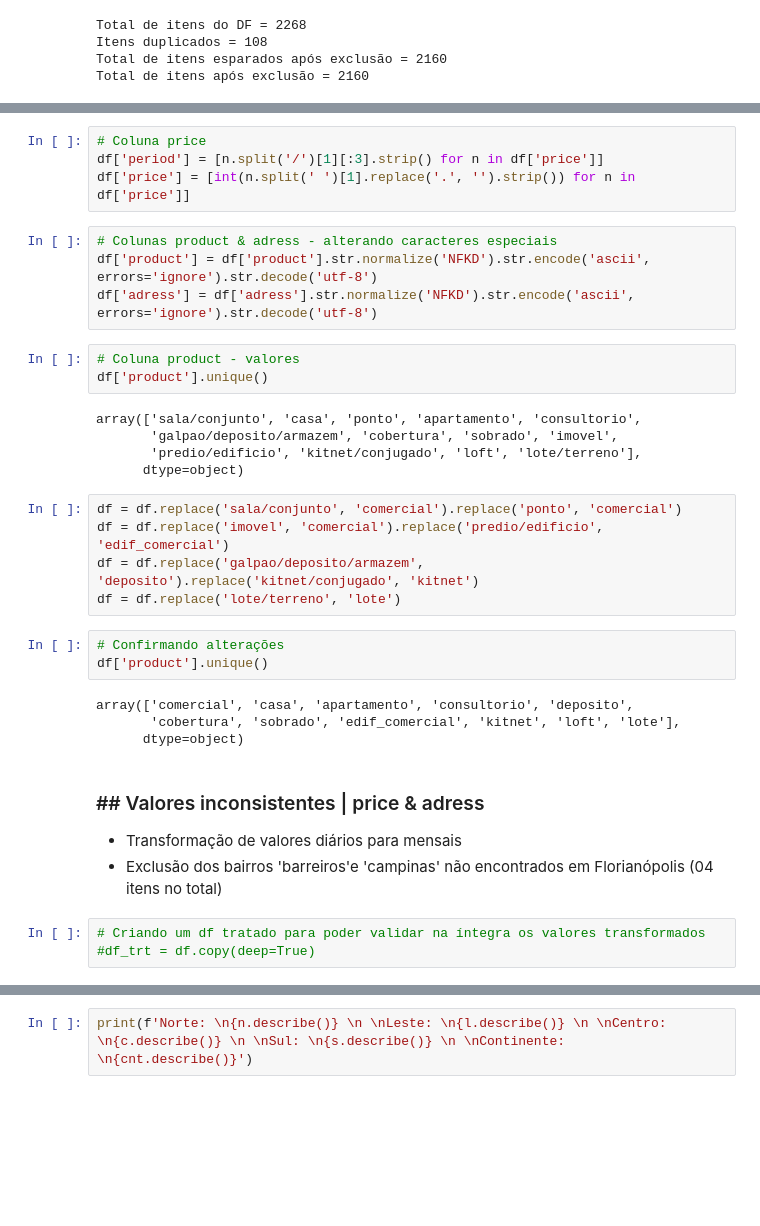
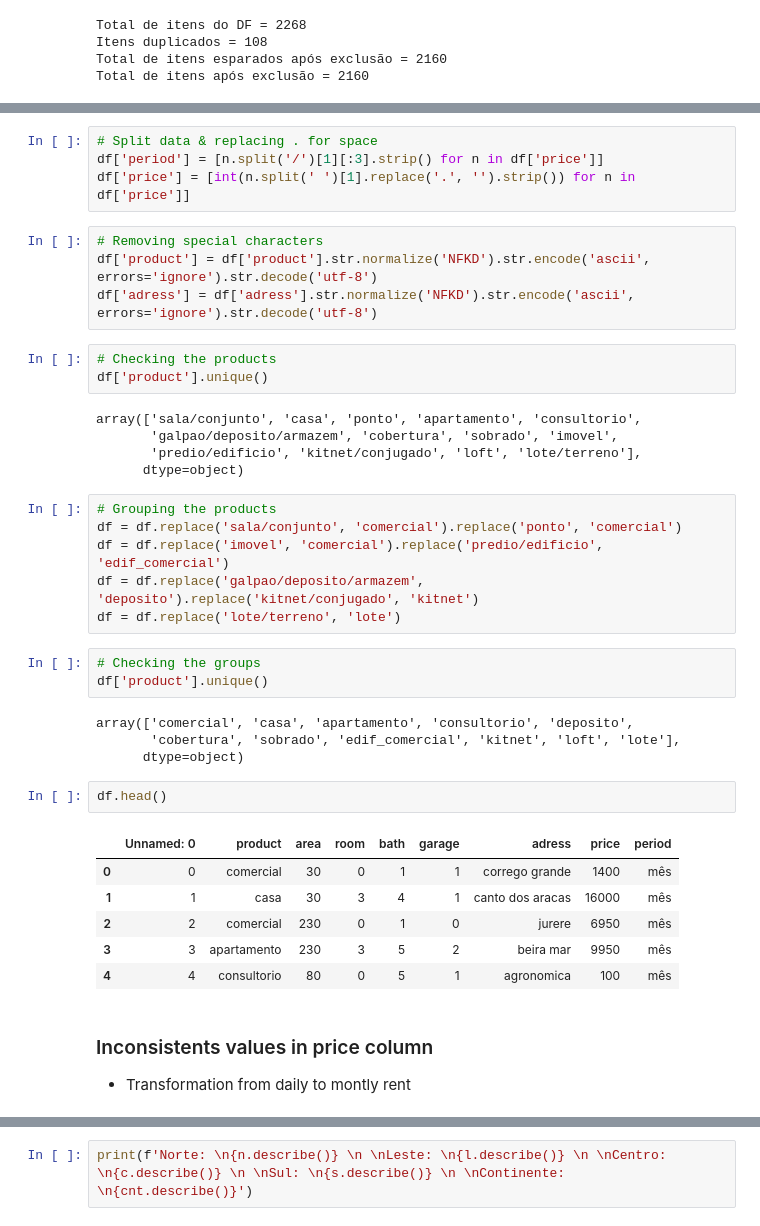
Before and after one commit to leticiaplang/Calculadora-de-aluguel, a Jupyter notebook: exploratory_analysis.ipynb, the cells around one changed output, grey strips where cells are left out. Cells and saved outputs as stored; diff of their text form; blank space fills up the shorter version.

```diff
--- a/exploratory_analysis.ipynb
+++ b/exploratory_analysis.ipynb
@@ -146,14 +147,14 @@ df['garage'] = [int(n.strip().replace('-', '0')[0]) for n in df['garage']]
 df['adress'] = [(n.split('-')[-2]).split(',')[-2].strip().lower() for n in df['adress']]
 # %%
-# Coluna price
+# Split data & replacing . for space
 df['period'] = [n.split('/')[1][:3].strip() for n in df['price']]
 df['price'] = [int(n.split(' ')[1].replace('.', '').strip()) for n in df['price']]
 # %%
-# Colunas product & adress - alterando caracteres especiais
+# Removing special characters
 df['product'] = df['product'].str.normalize('NFKD').str.encode('ascii', errors='ignore').str.decode('utf-8')
 df['adress'] = df['adress'].str.normalize('NFKD').str.encode('ascii', errors='ignore').str.decode('utf-8')
 # %%
-# Coluna product - valores
+# Checking the products
 df['product'].unique()
 # %% [output]
 array(['sala/conjunto', 'casa', 'ponto', 'apartamento', 'consultorio',
@@ -161,22 +162,28 @@ array(['sala/conjunto', 'casa', 'ponto', 'apartamento', 'consultorio',
        'predio/edificio', 'kitnet/conjugado', 'loft', 'lote/terreno'],
       dtype=object)
 # %%
+# Grouping the products
 df = df.replace('sala/conjunto', 'comercial').replace('ponto', 'comercial')
 df = df.replace('imovel', 'comercial').replace('predio/edificio', 'edif_comercial')
 df = df.replace('galpao/deposito/armazem', 'deposito').replace('kitnet/conjugado', 'kitnet')
 df = df.replace('lote/terreno', 'lote')
 # %%
-# Confirmando alterações
+# Checking the groups
 df['product'].unique()
 # %% [output]
 array(['comercial', 'casa', 'apartamento', 'consultorio', 'deposito',
        'cobertura', 'sobrado', 'edif_comercial', 'kitnet', 'loft', 'lote'],
       dtype=object)
+# %%
+df.head()
+# %% [output]
+|  | Unnamed: 0 | product | area | room | bath | garage | adress | price | period |
+| 0 | 0 | comercial | 30 | 0 | 1 | 1 | corrego grande | 1400 | mês |
+| 1 | 1 | casa | 30 | 3 | 4 | 1 | canto dos aracas | 16000 | mês |
+| 2 | 2 | comercial | 230 | 0 | 1 | 0 | jurere | 6950 | mês |
+| 3 | 3 | apartamento | 230 | 3 | 5 | 2 | beira mar | 9950 | mês |
+| 4 | 4 | consultorio | 80 | 0 | 5 | 1 | agronomica | 100 | mês |
 # %% [markdown]
-### ## Valores inconsistentes | price & adress
+### Inconsistents values in price column
 
-* Transformação de valores diários para mensais
-* Exclusão dos bairros 'barreiros'e 'campinas' não encontrados em Florianópolis (04 itens no total)
+* Transformation from daily to montly rent
-# %%
-# Criando um df tratado para poder validar na íntegra os valores transformados
-#df_trt = df.copy(deep=True)
```
Also changed, not shown: parts of 66 cells of this notebook, 1 other file.
